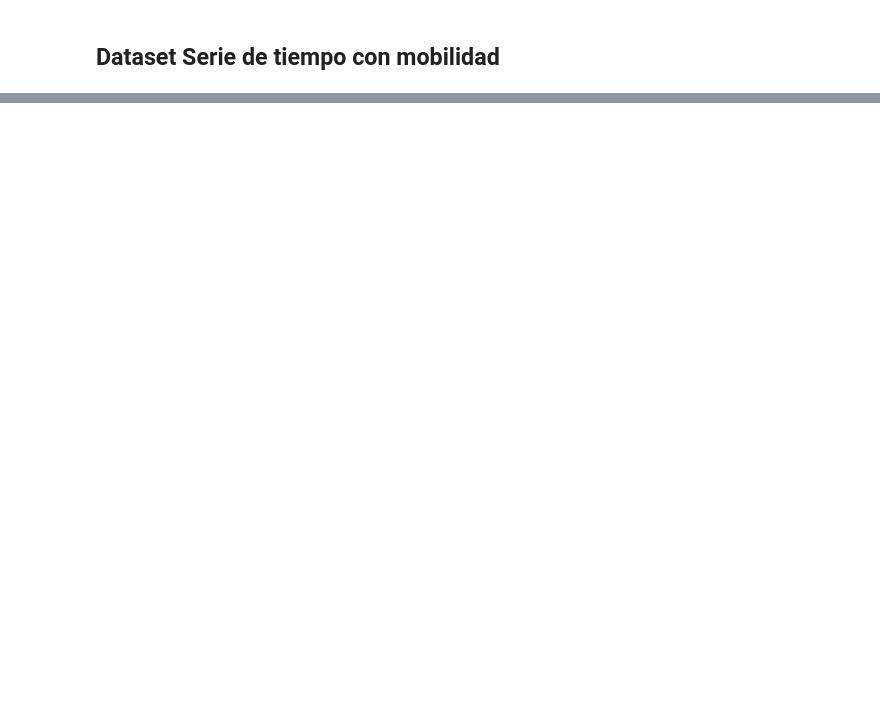
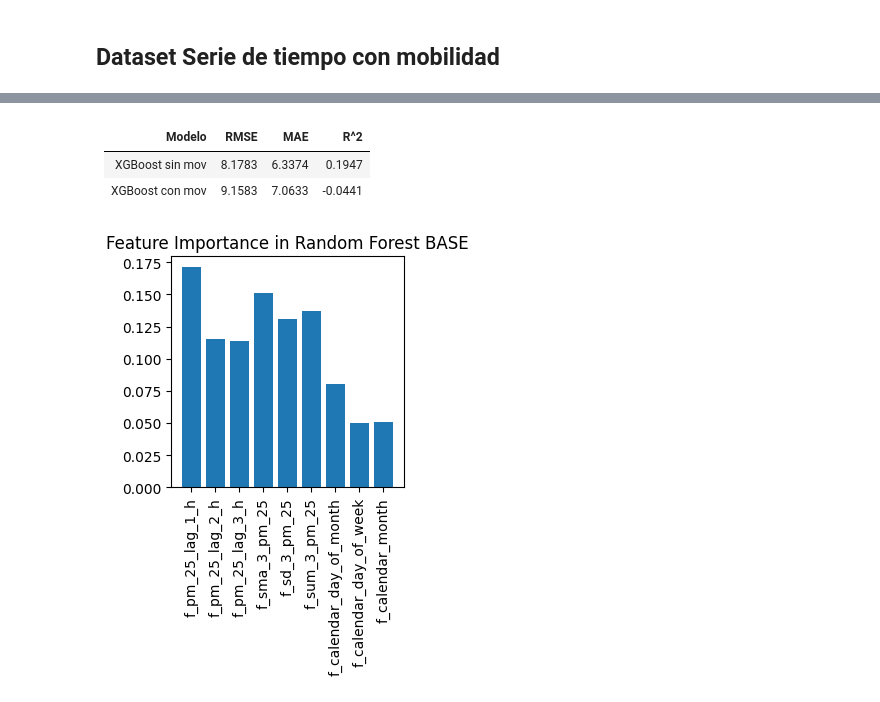
Before and after one commit to Matu10100/AirQuality_Prediction, a Jupyter notebook: Programacion/Modelacion.ipynb, the cells around one changed output, grey strips where cells are left out. Saved outputs shown, nothing was run; the diff lists cells and outputs as text; code cells hidden in the pictures; blank space fills up the shorter version.

Commit message:
Comparacion modelo sin movilidad y con movilidad, es mejor sin esas vbles adicionales, siguiente paso, prediccion conformal

```diff
--- a/Programacion/Modelacion.ipynb
+++ b/Programacion/Modelacion.ipynb
@@ -249,3 +258,3 @@ val_reduced = asegurarse_mismas_variables(train_reduced, val)
 # %%
-X_train, y_train = separar_target(train_reduced)
-X_val, y_val = separar_target(val_reduced)
+X_train, y_train = separar_target(train)
+X_val, y_val = separar_target(val)
@@ -364,3 +436,14 @@ X_val_base, y_val_base = separar_target(val_reduced)
+# %%
+# Primero, eliminar las columnas de mobilidad de df_train
+train_reduced_base = train.drop(['f_pm_25','codigo comuna', 'corredor_enc', 'sentido_enc', 'Velocidad (Km/h)', 'Intensidad',
+                                 'Nº vehiculos long 1','Nº vehiculos long 2', 'Nº vehiculos long 3', 'operacion_enc', 'label_horizon_1_hours', 'label_horizon_2_hours'],axis=1)
+
+# Luego, asegúrate de que val tenga las mismas columnas
+val_reduced_base = val.drop(['f_pm_25','codigo comuna', 'corredor_enc', 'sentido_enc', 'Velocidad (Km/h)', 'Intensidad',
+                                 'Nº vehiculos long 1','Nº vehiculos long 2', 'Nº vehiculos long 3', 'operacion_enc', 'label_horizon_1_hours', 'label_horizon_2_hours'],axis=1)
+
+X_train_base, y_train_base = separar_target(train_reduced_base)
+X_val_base, y_val_base = separar_target(val_reduced_base)
 # %% [markdown]
 ## Dataset Serie de tiempo sin vbles complementarias de mobilidad
 # %%
@@ -371,15 +454,15 @@ modelo_xgb_base = XGBRegressor(random_state=42)
 
 # Entrenar y evaluar Linear Regression
 print("Entrenando Linear Regression:")
-modelo_lr_entrenado_base, metrics_lr_base = entrenamiento(modelo_lr_base, X_train_base, y_train_base, X_val_base, y_val_base)
+modelo_lr_entrenado_base, metrics_lr_base = entrenamiento_con_validacion_temporal(model=modelo_lr_base, X_train=X_train_base, y_train=y_train_base, X_test=X_val_base, y_test=y_val_base)
 
 # Entrenar y evaluar Random Forest
 print("\nEntrenando Random Forest:")
-modelo_rf_entrenado_base, metrics_rf_base = entrenamiento(modelo_rf_base, X_train_base, y_train_base, X_val_base, y_val_base)
+modelo_rf_entrenado_base, metrics_rf_base = entrenamiento_con_validacion_temporal(modelo_rf_base, X_train_base, y_train_base, X_val_base, y_val_base)
 
 # Entrenar y evaluar XGBoost
 print("\nEntrenando XGBoost:")
-modelo_xgb_entrenado_base, metrics_xgb_base = entrenamiento(modelo_xgb_base, X_train_base, y_train_base, X_val_base, y_val_base)
+modelo_xgb_entrenado_base, metrics_xgb_base = entrenamiento_con_validacion_temporal(modelo_xgb_base, X_train_base, y_train_base, X_val_base, y_val_base)
 # %% [output]
 Entrenando Linear Regression:
 
@@ -489,0 +527,19 @@ plt.show()
+# %% [markdown]
+| Modelo             | RMSE   | MAE    | R^2    |
+|--------------------|--------|--------|--------|
+| XGBoost sin mov   | 8.1783 | 6.3374 | 0.1947 |
+| XGBoost con mov   | 9.1583 | 7.0633 | -0.0441 |
+# %%
+importanceRF_base = modelo_rf_entrenado_base.feature_importances_
+importanceXGB_base = modelo_xgb_entrenado_base.feature_importances_
+
+importanceRF = modelo_rf_entrenado.feature_importances_
+importanceXGB = modelo_xgb_entrenado.feature_importances_
+# %%
+plt.figure(figsize=(3,3))
+plt.bar(range(X_train_base.shape[1]), importanceRF_base)
+plt.xticks(range(X_train_base.shape[1]), X_train_base.columns, rotation=90)
+plt.title("Feature Importance in Random Forest BASE")
+plt.show()
+# %% [output]
+[figure, added]
```
Also changed, not shown: parts of 20 cells of this notebook, 1 other file.
